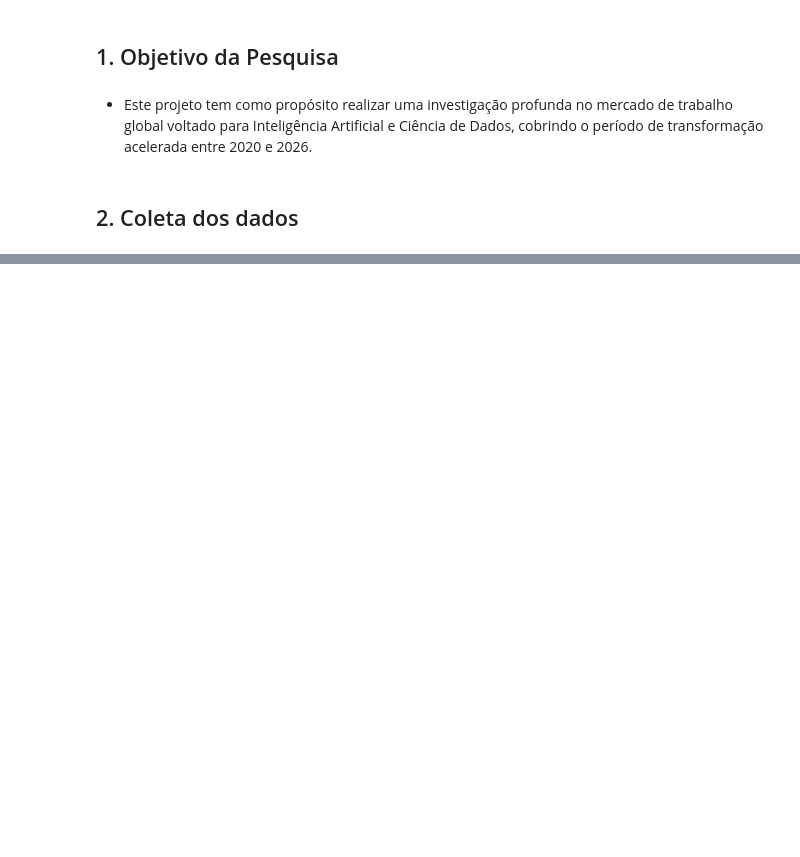
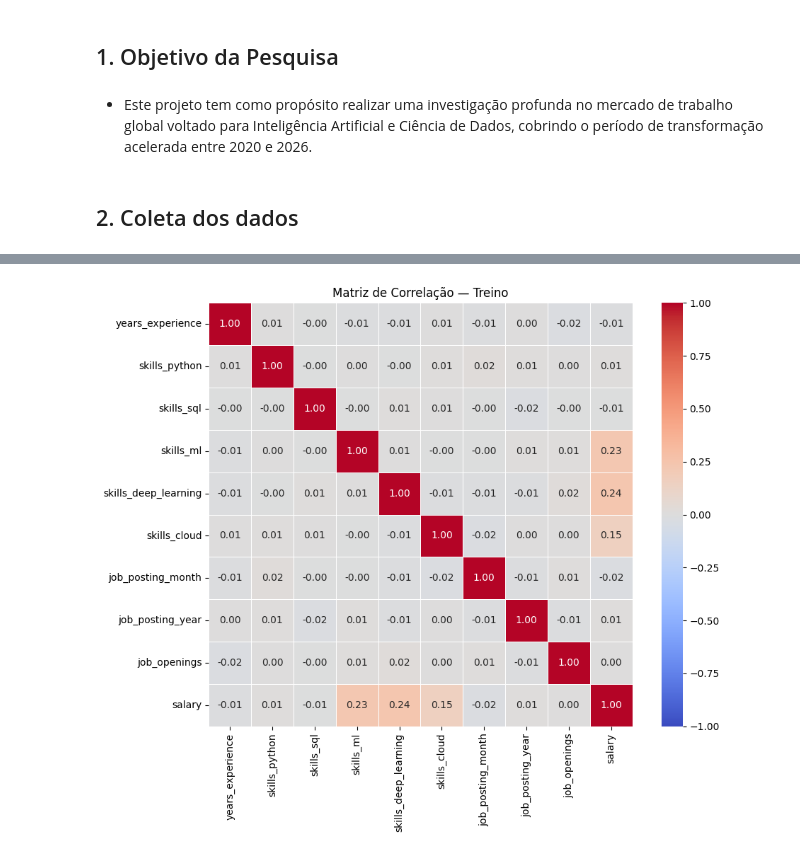
Before and after one commit to Viktor-MB/Analise-Preditiva-Mercado-IA-2026, a Jupyter notebook: notebook.ipynb, the cells around one changed output, grey strips where cells are left out. Cells and saved outputs as stored; diff of their text form; code cells hidden in the pictures; blank space fills up the shorter version.

```diff
--- a/notebook.ipynb
+++ b/notebook.ipynb
@@ -44,0 +90,3 @@ print(df_validacao.shape)
+# %%
+train_df = X_train.copy()
+train_df['salary'] = y_train.values
@@ -44,0 +110,23 @@ print(df_validacao.shape)
+# %%
+import seaborn as sns
+import matplotlib.pyplot as plt
+
+num_cols = train_df.select_dtypes(include='number').columns.tolist()
+
+corr_matrix = train_df[num_cols].corr()
+
+plt.figure(figsize=(10, 8))
+sns.heatmap(
+    corr_matrix,
+    annot=True,
+    fmt='.2f',
+    cmap='coolwarm',
+    vmin=-1, vmax=1,
+    linewidths=0.5,
+    square=True
+)
+plt.title('Matriz de Correlação — Treino')
+plt.tight_layout()
+plt.show()
+# %% [output]
+[figure, added]
```
Also changed, not shown: parts of 18 cells of this notebook.
